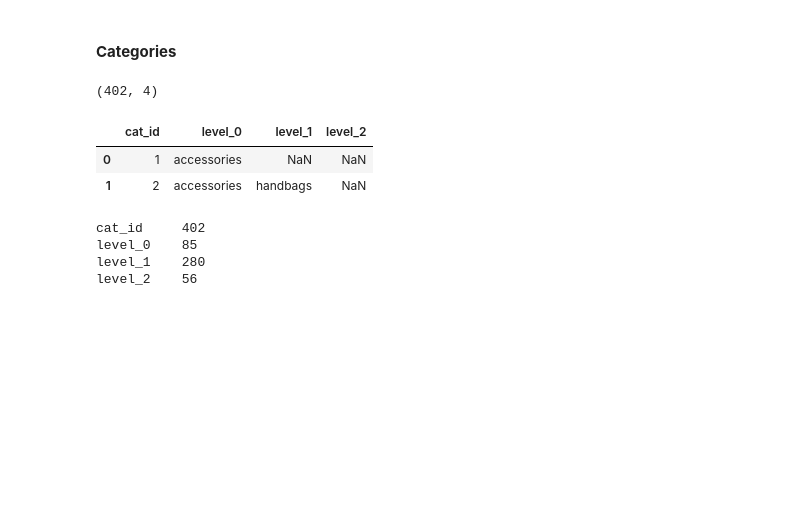
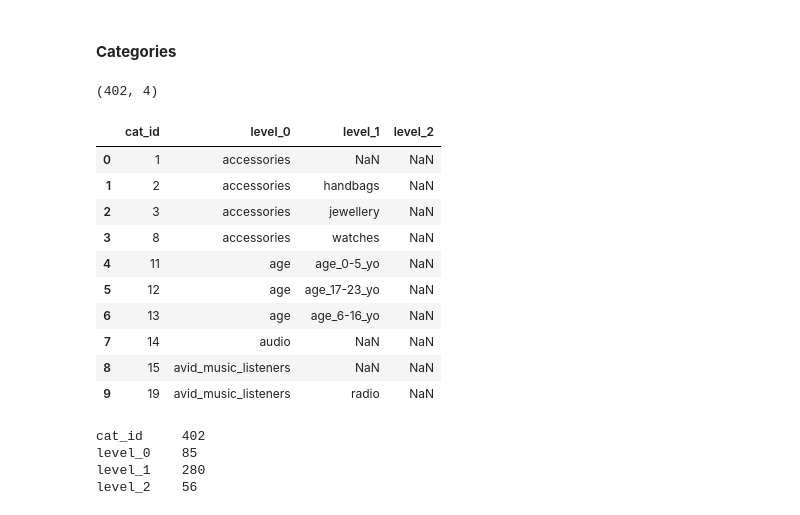
Before and after one commit to nikonovone/Data-Science, a Jupyter notebook: Competitions/Data Fusion Contest 2022. Educational/Data_Fusion_Contest_2022_Educational.ipynb, the cells around one changed output. Saved outputs shown, nothing was run; the diff lists cells and outputs as text; code cells hidden in the pictures; blank space fills up the shorter version.

```diff
--- a/Competitions/Data Fusion Contest 2022. Educational/Data_Fusion_Contest_2022_Educational.ipynb
+++ b/Competitions/Data Fusion Contest 2022. Educational/Data_Fusion_Contest_2022_Educational.ipynb
@@ -296,12 +296,20 @@ There are  17581 bank clients in the train file, of which 14672 have matches wit
 # %%
 click_categories = pd.read_csv('C:\Coding\Python\Data-Science\Competitions\Data Fusion Contest 2022. Puzzle\Data\click_categories.csv')
 print(click_categories.shape)
-click_categories.head(2)
+click_categories[:10]
 # %% [output]
 (402, 4)
 |  | cat_id | level_0 | level_1 | level_2 |
 | 0 | 1 | accessories | NaN | NaN |
 | 1 | 2 | accessories | handbags | NaN |
+| 2 | 3 | accessories | jewellery | NaN |
+| 3 | 8 | accessories | watches | NaN |
+| 4 | 11 | age | age_0-5_yo | NaN |
+| 5 | 12 | age | age_17-23_yo | NaN |
+| 6 | 13 | age | age_6-16_yo | NaN |
+| 7 | 14 | audio | NaN | NaN |
+| 8 | 15 | avid_music_listeners | NaN | NaN |
+| 9 | 19 | avid_music_listeners | radio | NaN |
 # %%
 click_categories.fillna('', inplace=True)
 for col in click_categories:
```
Also changed, not shown: parts of 38 cells of this notebook.
